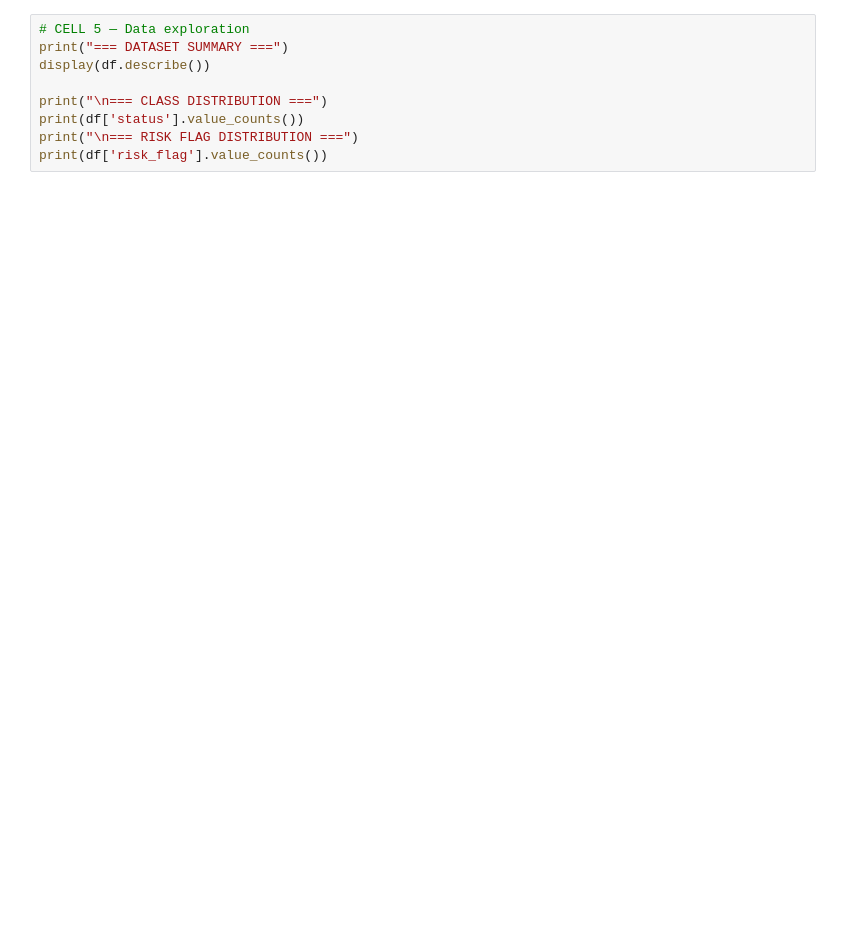
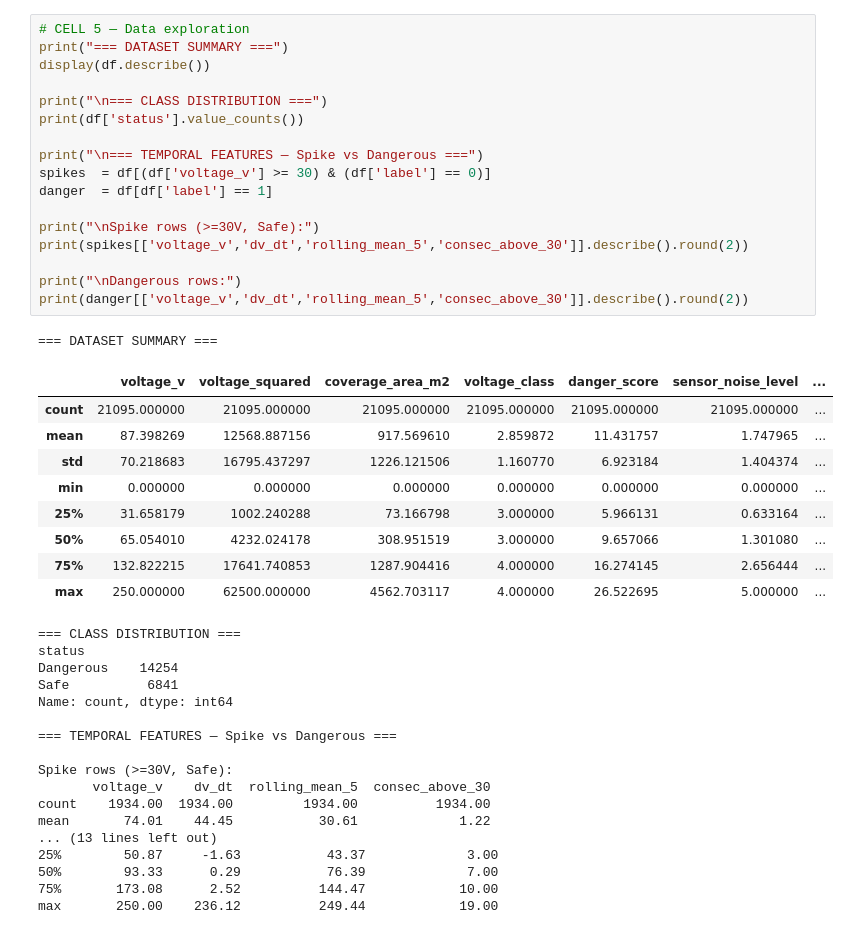
Before and after one commit to Darwin1404/LIGTAS_dataset, a Jupyter notebook: ligtas_training.ipynb, the cells around one changed output. Cells and saved outputs as stored; diff of their text form; blank space fills up the shorter version.

```diff
--- a/ligtas_training.ipynb
+++ b/ligtas_training.ipynb
@@ -78,10 +121,46 @@ display(df.head(10))
 # %%
 # CELL 5 — Data exploration
 print("=== DATASET SUMMARY ===")
 display(df.describe())
 
 print("\n=== CLASS DISTRIBUTION ===")
 print(df['status'].value_counts())
-print("\n=== RISK FLAG DISTRIBUTION ===")
-print(df['risk_flag'].value_counts())
+
+print("\n=== TEMPORAL FEATURES — Spike vs Dangerous ===")
+spikes  = df[(df['voltage_v'] >= 30) & (df['label'] == 0)]
+danger  = df[df['label'] == 1]
+
+print("\nSpike rows (>=30V, Safe):")
+print(spikes[['voltage_v','dv_dt','rolling_mean_5','consec_above_30']].describe().round(2))
+
+print("\nDangerous rows:")
+print(danger[['voltage_v','dv_dt','rolling_mean_5','consec_above_30']].describe().round(2))
+# %% [output]
+=== DATASET SUMMARY ===
+|  | voltage_v | voltage_squared | coverage_area_m2 | voltage_class | danger_score | sensor_noise_level | ... |
+| count | 21095.000000 | 21095.000000 | 21095.000000 | 21095.000000 | 21095.000000 | 21095.000000 | ... |
+| mean | 87.398269 | 12568.887156 | 917.569610 | 2.859872 | 11.431757 | 1.747965 | ... |
+| std | 70.218683 | 16795.437297 | 1226.121506 | 1.160770 | 6.923184 | 1.404374 | ... |
+| min | 0.000000 | 0.000000 | 0.000000 | 0.000000 | 0.000000 | 0.000000 | ... |
+| 25% | 31.658179 | 1002.240288 | 73.166798 | 3.000000 | 5.966131 | 0.633164 | ... |
+| 50% | 65.054010 | 4232.024178 | 308.951519 | 3.000000 | 9.657066 | 1.301080 | ... |
+| 75% | 132.822215 | 17641.740853 | 1287.904416 | 4.000000 | 16.274145 | 2.656444 | ... |
+| max | 250.000000 | 62500.000000 | 4562.703117 | 4.000000 | 26.522695 | 5.000000 | ... |
+=== CLASS DISTRIBUTION ===
+status
+Dangerous    14254
+Safe          6841
+Name: count, dtype: int64
+
+=== TEMPORAL FEATURES — Spike vs Dangerous ===
+
+Spike rows (>=30V, Safe):
+       voltage_v    dv_dt  rolling_mean_5  consec_above_30
+count    1934.00  1934.00         1934.00          1934.00
+mean       74.01    44.45           30.61             1.22
+... (13 lines left out)
+25%        50.87     -1.63           43.37             3.00
+50%        93.33      0.29           76.39             7.00
+75%       173.08      2.52          144.47            10.00
+max       250.00    236.12          249.44            19.00
 # %%
```
Also changed, not shown: parts of 17 cells of this notebook, 11 other files.
